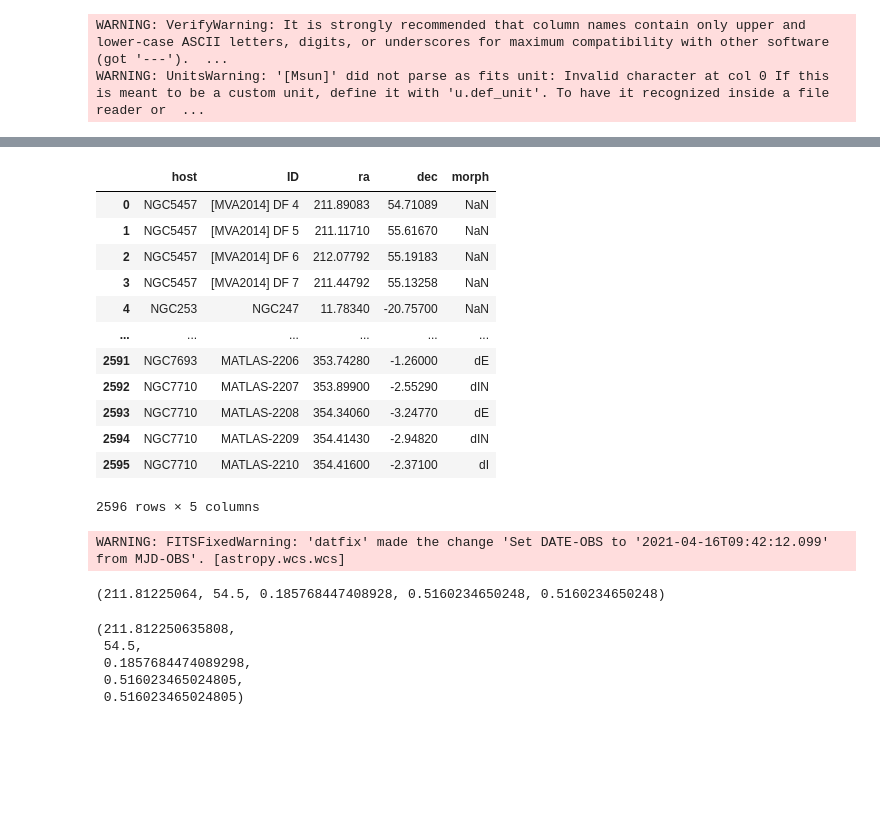
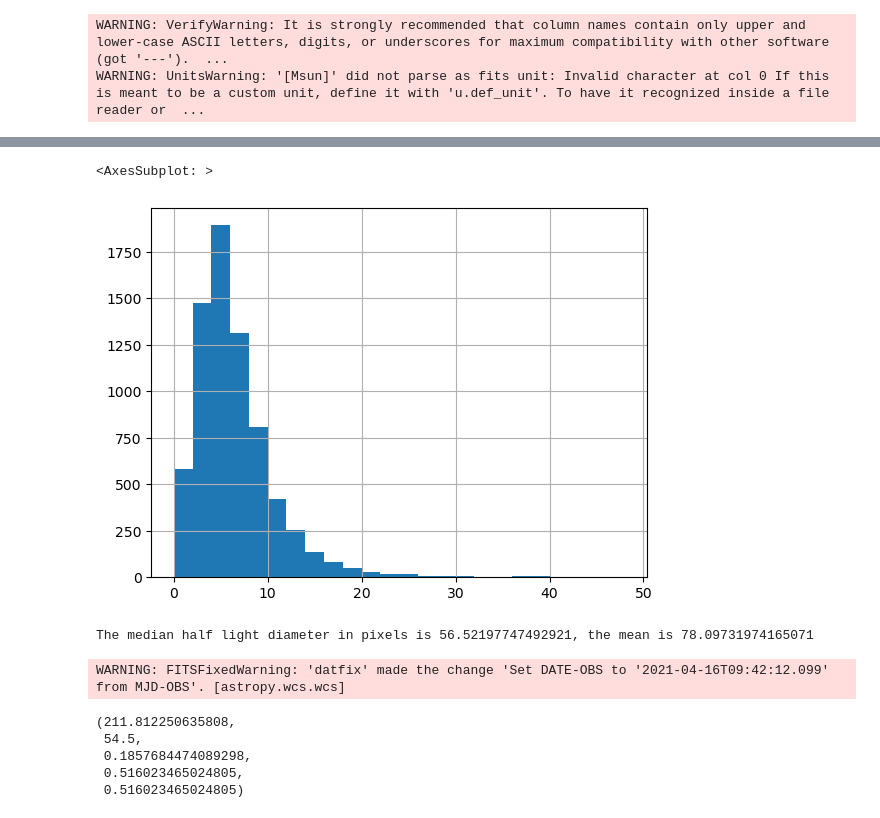
Before and after one commit to heesters-nick/TileSlicer, a Jupyter notebook: notebooks/download_data_make_cutouts.ipynb, the cells around one changed output, grey strips where cells are left out. Cells and saved outputs as stored; diff of their text form; code cells hidden in the pictures; blank space fills up the shorter version.

```diff
--- a/notebooks/download_data_make_cutouts.ipynb
+++ b/notebooks/download_data_make_cutouts.ipynb
@@ -138,17 +132,7 @@ matlas_elves_dE
 # %%
-known_dwarfs = pd.read_csv(tables+'known_dwarfs.csv')
-known_dwarfs
+known_dwarfs = pd.read_csv(tables+'known_dwarfs_processed.csv')
+bins = np.arange(0, 50, 2)
+known_dwarfs['re'].hist(bins=bins)
 # %% [output]
-|  | host | ID | ra | dec | morph |
-| 0 | NGC5457 | [MVA2014] DF 4 | 211.89083 | 54.71089 | NaN |
-| 1 | NGC5457 | [MVA2014] DF 5 | 211.11710 | 55.61670 | NaN |
-| 2 | NGC5457 | [MVA2014] DF 6 | 212.07792 | 55.19183 | NaN |
-| 3 | NGC5457 | [MVA2014] DF 7 | 211.44792 | 55.13258 | NaN |
-| 4 | NGC253 | NGC247 | 11.78340 | -20.75700 | NaN |
-| ... | ... | ... | ... | ... | ... |
-| 2591 | NGC7693 | MATLAS-2206 | 353.74280 | -1.26000 | dE |
-| 2592 | NGC7710 | MATLAS-2207 | 353.89900 | -2.55290 | dIN |
-| 2593 | NGC7710 | MATLAS-2208 | 354.34060 | -3.24770 | dE |
-| 2594 | NGC7710 | MATLAS-2209 | 354.41430 | -2.94820 | dIN |
-| 2595 | NGC7710 | MATLAS-2210 | 354.41600 | -2.37100 | dI |
-2596 rows × 5 columns
+<AxesSubplot: >
+[figure, added]
@@ -155,9 +141,17 @@ known_dwarfs
+# %%
+median = known_dwarfs_3b['re'].loc[known_dwarfs_3b['re'] > 0].median()
+mean = known_dwarfs_3b['re'].loc[known_dwarfs_3b['re'] > 0].mean()
+
+pix_median, pix_mean = median/pix_scale, mean/pix_scale
+
+print(f'The median half light diameter in pixels is {pix_median*2}, the mean is {pix_mean*2}')
+# %% [output]
+The median half light diameter in pixels is 56.52197747492921, the mean is 78.09731974165071
 # %%
 file = os.path.join(file_path,fits_file_u)
-show_scale(file)
+_, _, pix_scale, _, _ = show_scale(file)
 # %% [output]
 WARNING: FITSFixedWarning: 'datfix' made the change 'Set DATE-OBS to '2021-04-16T09:42:12.099' from MJD-OBS'. [astropy.wcs.wcs]
-(211.81225064, 54.5, 0.185768447408928, 0.5160234650248, 0.5160234650248)
 # %%
 file = os.path.join(file_path,fits_file_g)
 show_scale(file)
```
Also changed, not shown: parts of 5 cells of this notebook, 6 other files.
